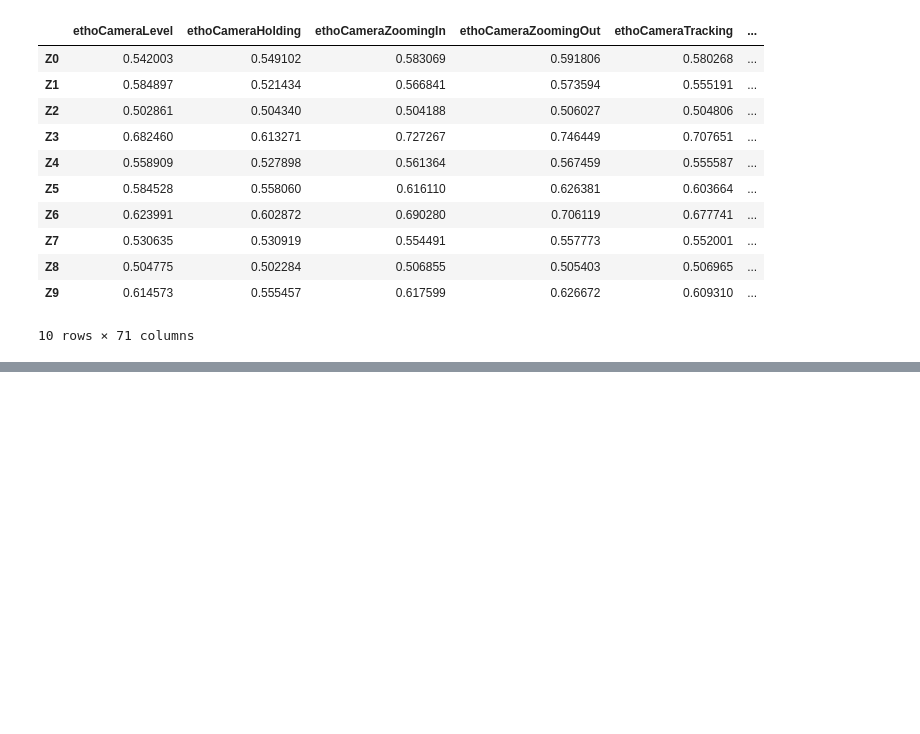
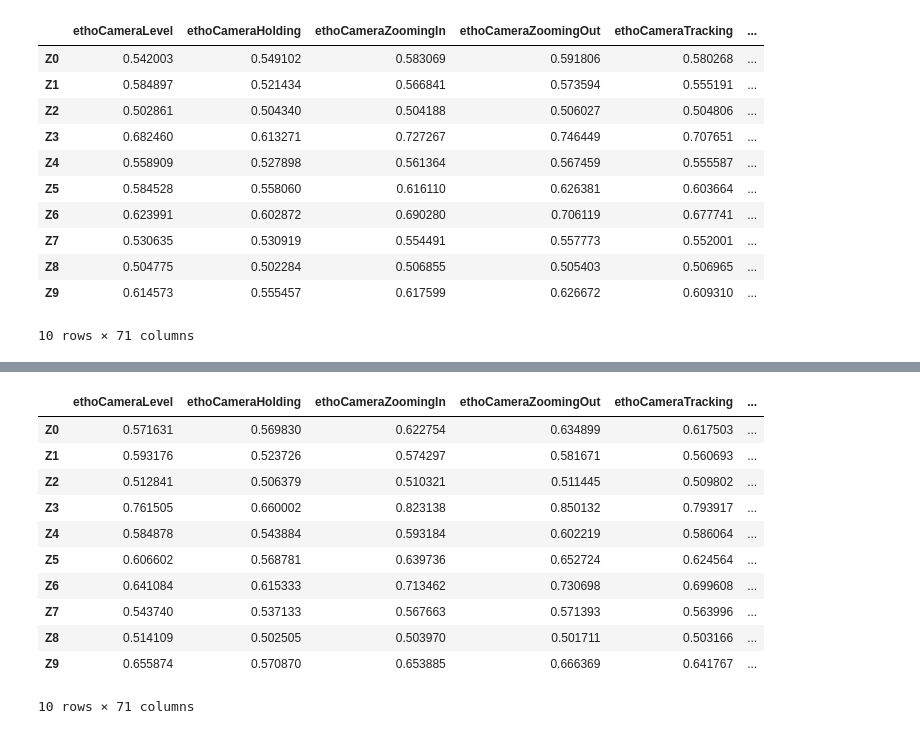
Before and after one commit to pearsonlab/spiketopics, a Jupyter notebook: explore_inferred_etho.ipynb, the cells around one changed output, grey strips where cells are left out. Cells and saved outputs as stored; diff of their text form; code cells hidden in the pictures; blank space fills up the shorter version.

```diff
--- a/explore_inferred_etho.ipynb
+++ b/explore_inferred_etho.ipynb
@@ -252,0 +277,15 @@ overlap.iloc[-K:, :]
+# %%
+moverlap.iloc[-K:, :]
+# %% [output]
+|  | ethoCameraLevel | ethoCameraHolding | ethoCameraZoomingIn | ethoCameraZoomingOut | ethoCameraTracking | ... |
+| Z0 | 0.571631 | 0.569830 | 0.622754 | 0.634899 | 0.617503 | ... |
+| Z1 | 0.593176 | 0.523726 | 0.574297 | 0.581671 | 0.560693 | ... |
+| Z2 | 0.512841 | 0.506379 | 0.510321 | 0.511445 | 0.509802 | ... |
+| Z3 | 0.761505 | 0.660002 | 0.823138 | 0.850132 | 0.793917 | ... |
+| Z4 | 0.584878 | 0.543884 | 0.593184 | 0.602219 | 0.586064 | ... |
+| Z5 | 0.606602 | 0.568781 | 0.639736 | 0.652724 | 0.624564 | ... |
+| Z6 | 0.641084 | 0.615333 | 0.713462 | 0.730698 | 0.699608 | ... |
+| Z7 | 0.543740 | 0.537133 | 0.567663 | 0.571393 | 0.563996 | ... |
+| Z8 | 0.514109 | 0.502505 | 0.503970 | 0.501711 | 0.503166 | ... |
+| Z9 | 0.655874 | 0.570870 | 0.653885 | 0.666369 | 0.641767 | ... |
+10 rows × 71 columns
```
Also changed, not shown: parts of 4 cells of this notebook.
